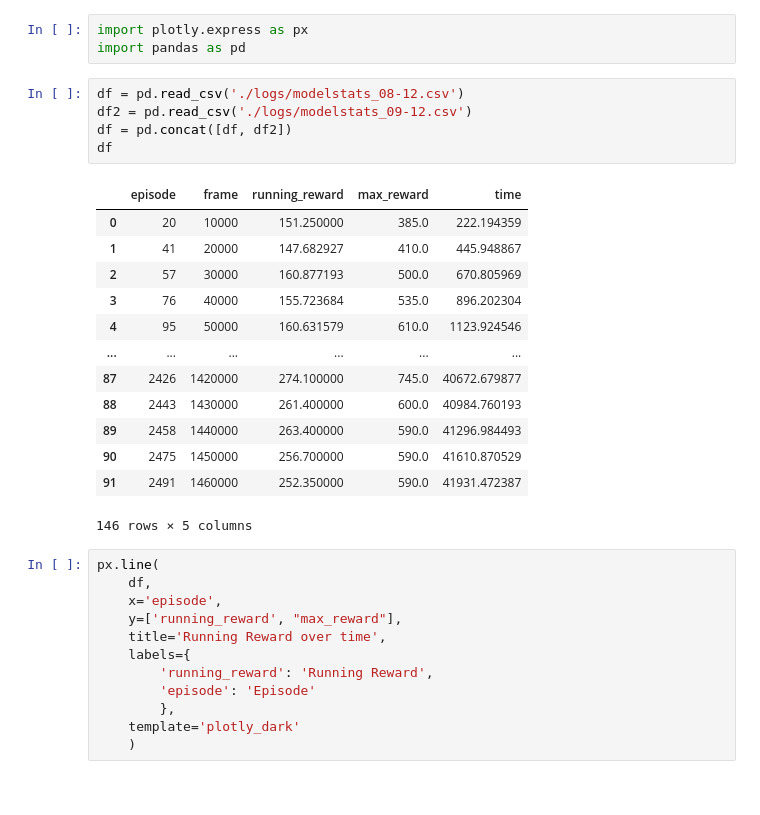
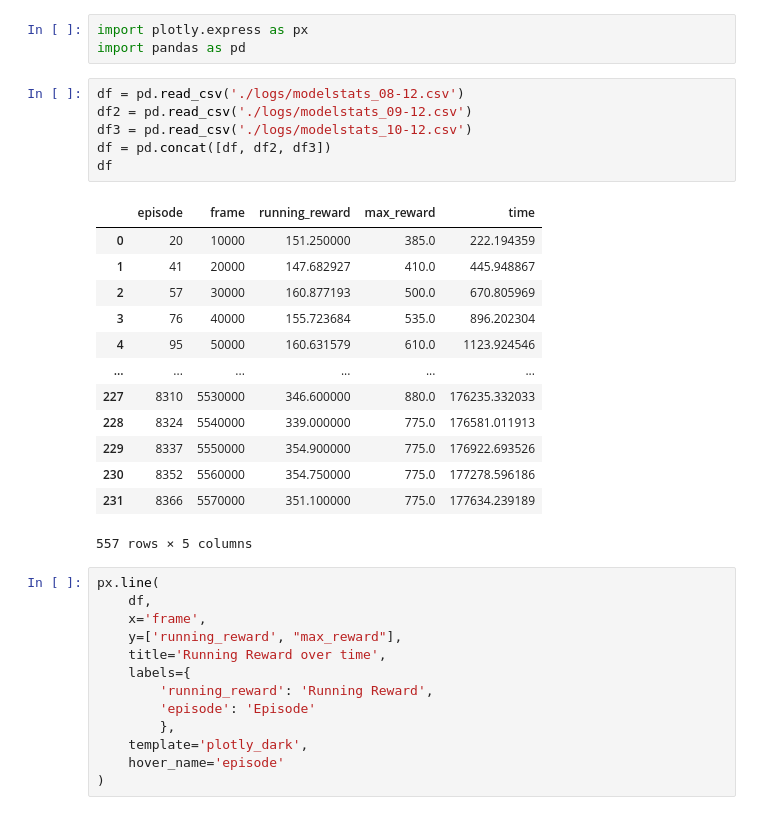
Before and after one commit to nabil0n/DeepLearningLaboration, a Jupyter notebook: graphs.ipynb, the cells around one changed output. Cells and saved outputs as stored; diff of their text form.

```diff
--- a/graphs.ipynb
+++ b/graphs.ipynb
@@ -4,31 +4,33 @@ import pandas as pd
 # %%
 df = pd.read_csv('./logs/modelstats_08-12.csv')
 df2 = pd.read_csv('./logs/modelstats_09-12.csv')
-df = pd.concat([df, df2])
+df3 = pd.read_csv('./logs/modelstats_10-12.csv')
+df = pd.concat([df, df2, df3])
 df
 # %% [output]
 |  | episode | frame | running_reward | max_reward | time |
 | 0 | 20 | 10000 | 151.250000 | 385.0 | 222.194359 |
 | 1 | 41 | 20000 | 147.682927 | 410.0 | 445.948867 |
 | 2 | 57 | 30000 | 160.877193 | 500.0 | 670.805969 |
 | 3 | 76 | 40000 | 155.723684 | 535.0 | 896.202304 |
 | 4 | 95 | 50000 | 160.631579 | 610.0 | 1123.924546 |
 | ... | ... | ... | ... | ... | ... |
-| 87 | 2426 | 1420000 | 274.100000 | 745.0 | 40672.679877 |
-| 88 | 2443 | 1430000 | 261.400000 | 600.0 | 40984.760193 |
-| 89 | 2458 | 1440000 | 263.400000 | 590.0 | 41296.984493 |
-| 90 | 2475 | 1450000 | 256.700000 | 590.0 | 41610.870529 |
-| 91 | 2491 | 1460000 | 252.350000 | 590.0 | 41931.472387 |
+| 227 | 8310 | 5530000 | 346.600000 | 880.0 | 176235.332033 |
+| 228 | 8324 | 5540000 | 339.000000 | 775.0 | 176581.011913 |
+| 229 | 8337 | 5550000 | 354.900000 | 775.0 | 176922.693526 |
+| 230 | 8352 | 5560000 | 354.750000 | 775.0 | 177278.596186 |
+| 231 | 8366 | 5570000 | 351.100000 | 775.0 | 177634.239189 |
-146 rows × 5 columns
+557 rows × 5 columns
 # %%
 px.line(
     df,
-    x='episode',
+    x='frame',
     y=['running_reward', "max_reward"],
     title='Running Reward over time',
     labels={
         'running_reward': 'Running Reward',
         'episode': 'Episode'
         },
-    template='plotly_dark'
-    )
+    template='plotly_dark',
+    hover_name='episode'
+)
```
Also changed, not shown: 14 other files.
